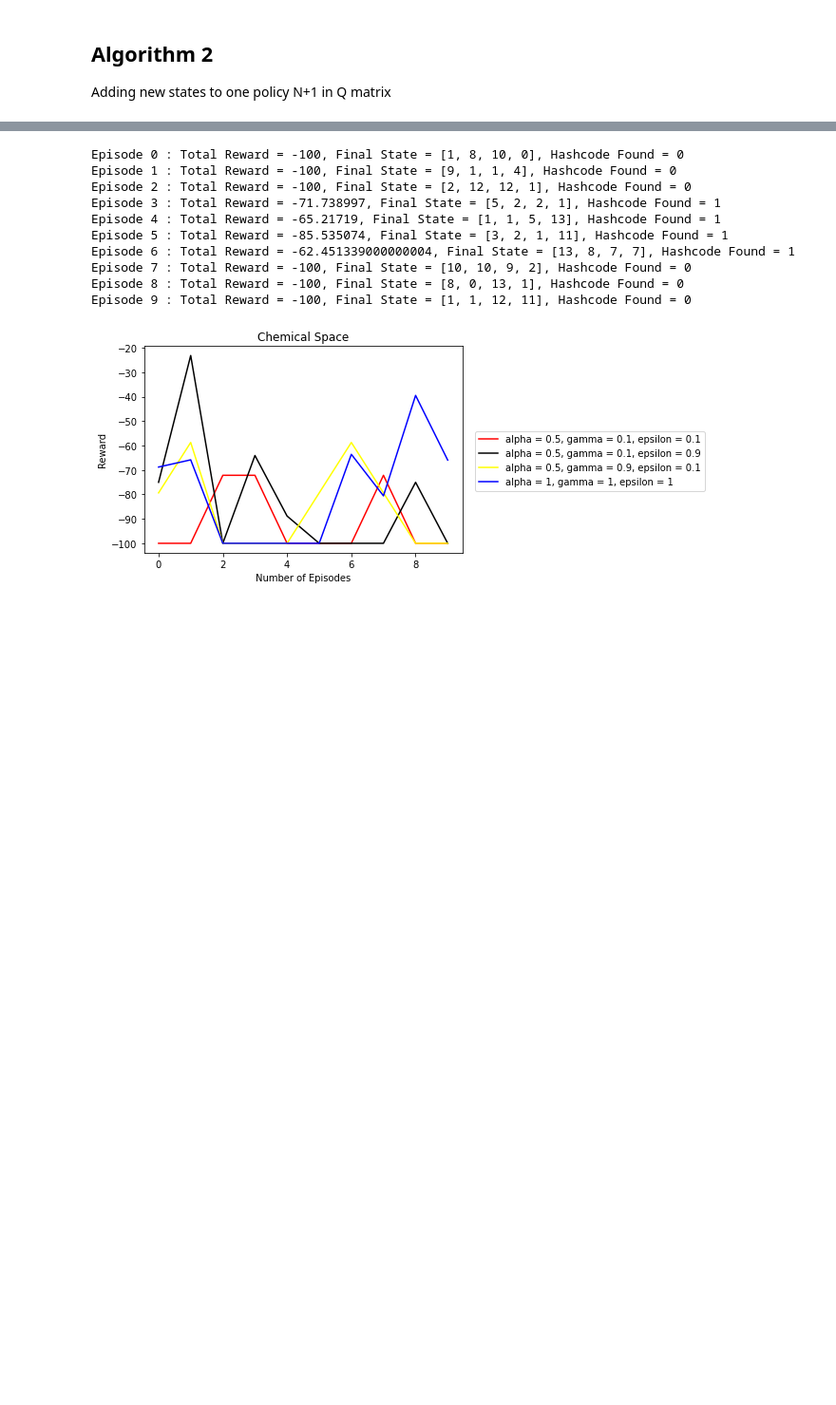
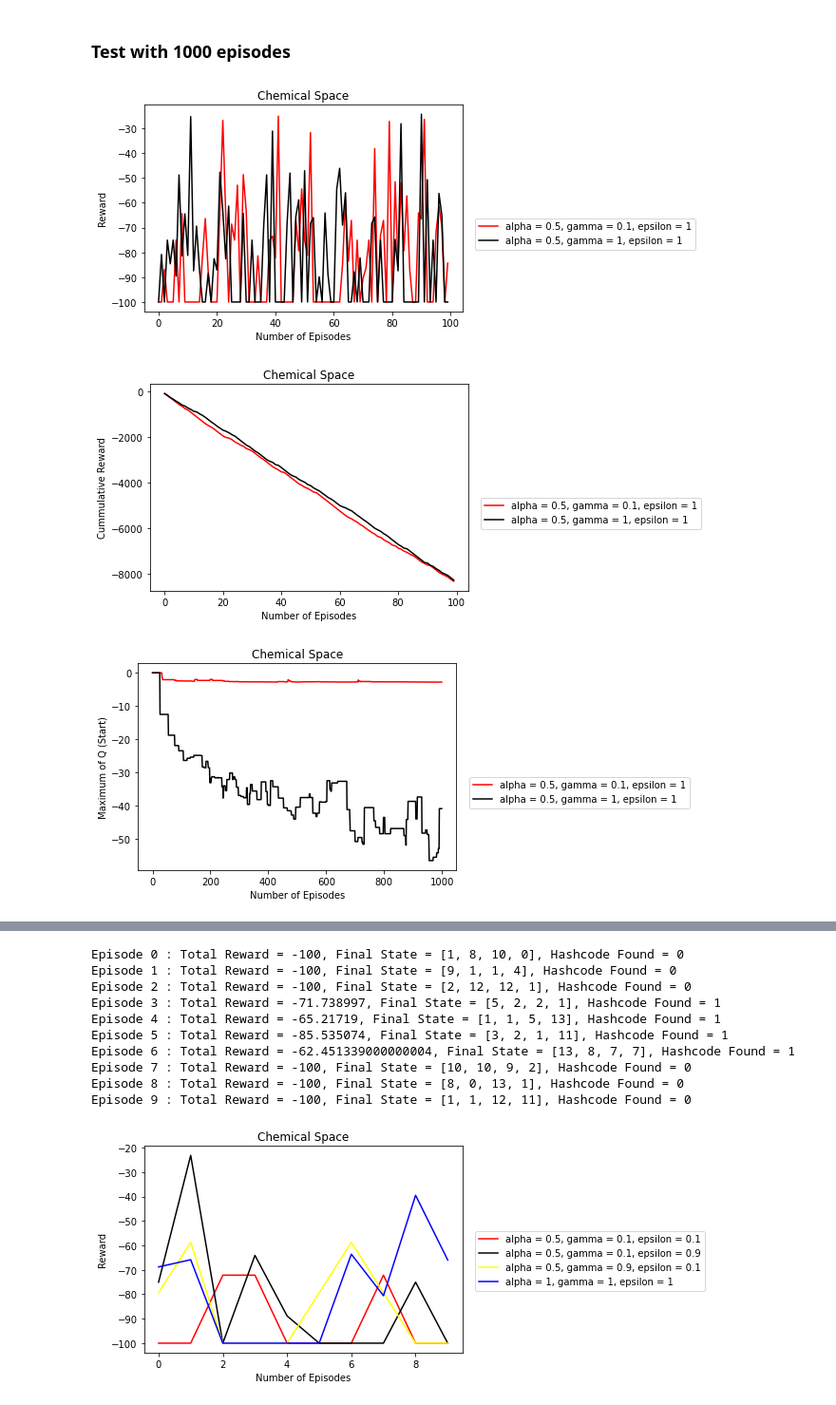
Before and after one commit to AditiRupade/Learning-shortcuts-in-chemical-space-using-Reinforcement-Learning, a Jupyter notebook: Reinforcement_Learning_Model_for_chemical_space.ipynb, the cells around one changed output, grey strips where cells are left out. Shown at 95% size. Cells and saved outputs as stored; diff of their text form; code cells hidden in the pictures; blank space fills up the shorter version.

```diff
--- a/Reinforcement_Learning_Model_for_chemical_space.ipynb
+++ b/Reinforcement_Learning_Model_for_chemical_space.ipynb
@@ -36,6 +36,10 @@ ligand_hash = {}
 
 def reset_ligand_data():
     hash_counter = 0
+
+    ligand_hash[hash_counter] = [0,0,0,0]
+    ligand_rewards[hash_counter] = -25
+    hash_counter += 1
 
     for ligand in ligands_source:
         structure = ligand.split('_')
@@ -55,4 +59,4 @@ def reset_ligand_data():
 
 reset_ligand_data()
 #print(ligand_rewards)
-print(ligand_hash)
+#print(ligand_hash)
@@ -106,7 +108,7 @@ Adding all new states in different positions in Q matrix
 def run_episodev1(Q, alpha, gamma, epsilon, training=True):
 
     # Initialize start state
-    state = ligand_hash.get(0)
+    state = ligand_hash.get(1)
 
     # Choose the first action using an epsilon-greedy policy
     action = choose_action(Q, state, epsilon)
@@ -161,7 +163,7 @@ def run_episodev1(Q, alpha, gamma, epsilon, training=True):
 alpha = 0.5
 gamma = 0.9
 epsilon = 0.1
-no_of_episodes = 20
+no_of_episodes = 10
 
 #[11,2,13,10]
 #[11,8,9,6]
@@ -262,4 +254,66 @@ plt.show()
-# %% [markdown]
-## Algorithm 2
-
-Adding new states to one policy N+1 in Q matrix
+# %% [markdown]
+### Test with 1000 episodes
+# %%
+episodes = 1000
+test_episodes = np.arange(0,100,1)
+#max_Q = np.zeros(len(episodes), dtype=float)
+
+alpha = [0.5,0.5]
+gamma = [0.1,1]
+epsilon = [1,1]
+
+random_color=['red', 'black', 'yellow', 'blue']
+
+fig1,ax1 = plt.subplots()
+fig2,ax2 = plt.subplots()
+fig3,ax3 = plt.subplots()
+#ax1.figure(figsize=(8, 6), dpi=80)
+#ax2.figure(figsize=(8, 6), dpi=80)
+for m in range(len(alpha)):
+    reward = []
+    cumm_reward = []
+    max_Q = []
+    tot_reward = 0
+
+    # Reset Database
+    ligand_rewards = {}
+    ligand_hash = {}
+    reset_ligand_data()
+
+    # Initialize the Q-matrix with zeros
+    Q = np.zeros((len(ligand_rewards),len(molecule_list)))
+
+    # Train the agent for the specified number of episodes
+    for j in range(episodes):
+        _, _, Q, _ = run_episodev1(Q, alpha[m], gamma[m], epsilon[m])
+        max_Q.append(Q[0].max())
+
+    ax3.plot(np.arange(0,episodes,1), max_Q, label = 'alpha = {}, gamma = {}, epsilon = {}'.format(alpha[m], gamma[m], epsilon[m]), color=random_color[m])
+
+    # Test agent and evaluate performance
+    for j in range(len(test_episodes)):
+        R, _, Q, _ = run_episodev1(Q, alpha[m], gamma[m], epsilon[m], training = False)
+        reward.append(R)
+        tot_reward += R
+        cumm_reward.append(tot_reward)
+
+    ax1.plot(test_episodes, reward, label = 'alpha = {}, gamma = {}, epsilon = {}'.format(alpha[m], gamma[m], epsilon[m]), color=random_color[m])
+    ax2.plot(test_episodes, cumm_reward, label = 'alpha = {}, gamma = {}, epsilon = {}'.format(alpha[m], gamma[m], epsilon[m]), color=random_color[m])
+
+ax1.legend(loc=(1.04,0.3))
+ax2.legend(loc=(1.04,0.3))
+ax3.legend(loc=(1.04,0.3))
+ax1.set_title('Chemical Space')
+ax1.set_xlabel('Number of Episodes')
+ax1.set_ylabel('Reward')
+ax2.set_title('Chemical Space')
+ax2.set_xlabel('Number of Episodes')
+ax2.set_ylabel('Cummulative Reward')
+ax3.set_title('Chemical Space')
+ax3.set_xlabel('Number of Episodes')
+ax3.set_ylabel('Maximum of Q (Start)')
+plt.show()
+# %% [output]
+[figure, added]
+[figure, added]
+[figure, added]
```
Also changed, not shown: parts of 29 cells of this notebook.
